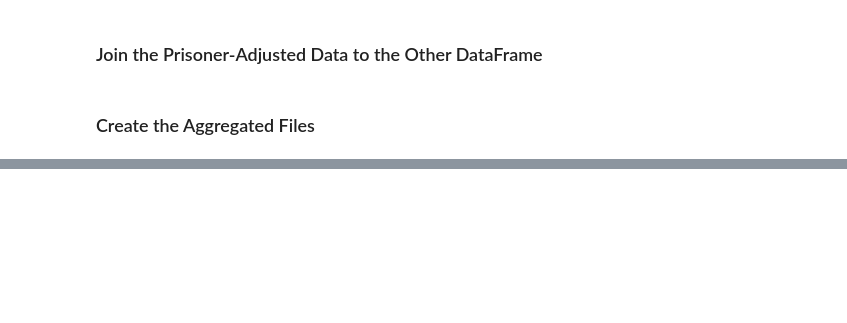
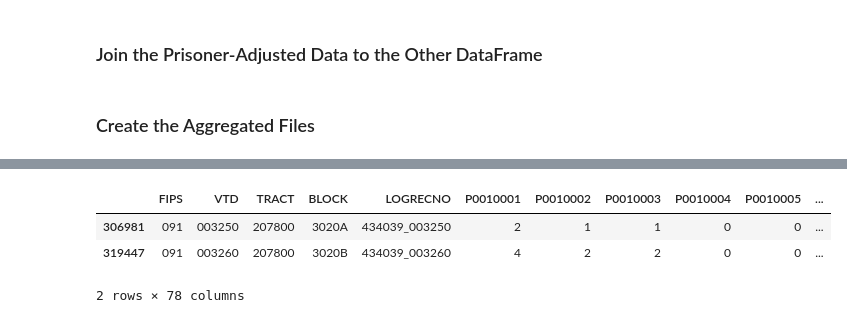
Before and after one commit to nonpartisan-redistricting-datahub/Case_Study_Spotlight, a Jupyter notebook: Spotlight_PA_Notebook.ipynb, the cells around one changed output, grey strips where cells are left out. Drawn from its saved outputs; the diff is of its cells as text; code cells hidden in the pictures; blank space fills up the shorter version.

```diff
--- a/Spotlight_PA_Notebook.ipynb
+++ b/Spotlight_PA_Notebook.ipynb
@@ -401,0 +437,8 @@ new_sldu = add_needed_columns(new_sldu)
+# %%
+# Take a look at one of the split blocks in the PA modified file, note the VTD column
+pa_adjusted_geoms[pa_adjusted_geoms["GEOID20"].str.contains('420912078003020')]
+# %% [output]
+|  | FIPS | VTD | TRACT | BLOCK | LOGRECNO | P0010001 | P0010002 | P0010003 | P0010004 | P0010005 | ... |
+| 306981 | 091 | 003250 | 207800 | 3020A | 434039_003250 | 2 | 1 | 1 | 0 | 0 | ... |
+| 319447 | 091 | 003260 | 207800 | 3020B | 434039_003260 | 4 | 2 | 2 | 0 | 0 | ... |
+2 rows × 78 columns
```
Also changed, not shown: parts of 16 cells of this notebook.
